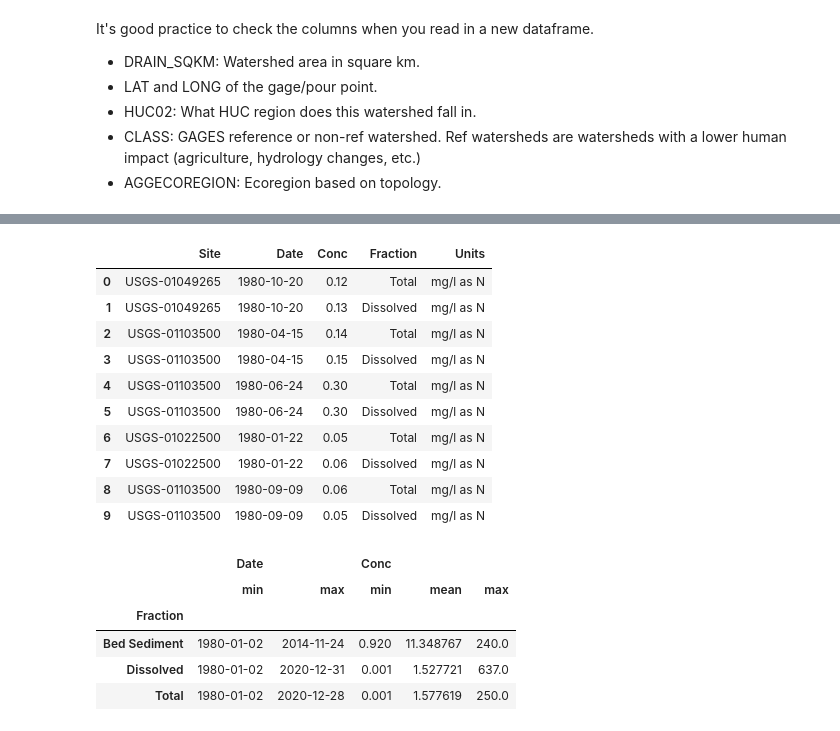
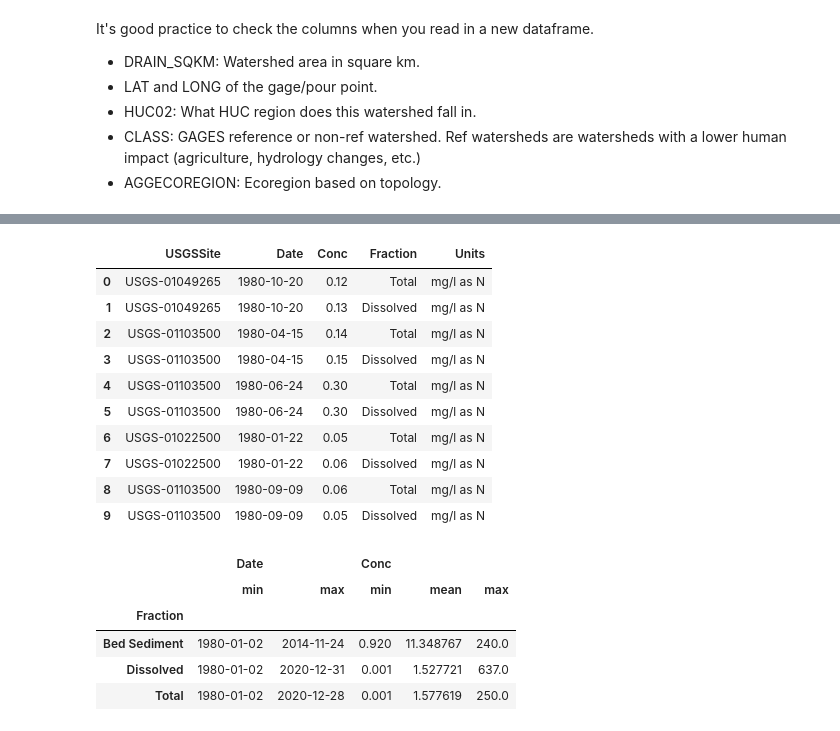
Before and after one commit to danykakbyrnes/DataExplorationWorkshop, a Jupyter notebook: CODE/DATA_datasetCompilation.ipynb, the cells around one changed output, grey strips where cells are left out. Cells and saved outputs as stored; diff of their text form; code cells hidden in the pictures.

```diff
--- a/CODE/DATA_datasetCompilation.ipynb
+++ b/CODE/DATA_datasetCompilation.ipynb
@@ -60,5 +66,4 @@ It's good practice to check the columns when you read in a new dataframe.
 # %%
 # What solutes do we want to pull? USGS has parameter codes for discharge, solute, and each of their solutes
-N_paramCd = ['00631','00060']
-N_paramMD, md = nwis.get_pmcodes(parameterCd=N_paramCd, partial=False)
-N_paramMD.head()
+N_paramCd = 'Inorganic nitrogen (nitrate and nitrite)'
+Q_paramCd = '00060'
@@ -69 +70,8 @@ N_paramMD.head()
+# %%
+# Over what period? We are defining this to only pull data within this timeframe.
+# We are defining different data structures because the functions have different data structures.
+N_startDate = "01-01-1980"
+N_endDate = "12-31-2020"
+Q_startDate = "1980-01-01"
+Q_endDate = "2020-12-31"
 # %% [markdown]
@@ -82,7 +89,7 @@ rawDailyWQData_l = []
 for site_list_a in split_siteNumbers:
     #site_list = site_list_a.tolist()
     site_list = ['USGS-' + site for site in site_list_a]
-    data, metadata = wqp.get_results(siteid=site_list, startDateLo="01-01-1980", startDateHi="12-31-2020",characteristicName='Inorganic nitrogen (nitrate and nitrite)')
+    data, metadata = wqp.get_results(siteid=site_list, startDateLo=N_startDate, startDateHi=N_endDate,characteristicName=N_paramCd)
     rawDailyWQData_l.append(data)  # Append results to list
 
 rawDailyWQData = pd.concat(rawDailyWQData_l, ignore_index=True)
@@ -129,20 +127,20 @@ grouped_solute.head()
 # %%
 # Data is messy! Check it and clean it. This is our first (and definitely not our last) use of  Split-Apply-Combine.
 uncleanDailyWQData = rawDailyWQData[['MonitoringLocationIdentifier', 'ActivityStartDate','ResultMeasureValue','ResultSampleFractionText','ResultMeasure/MeasureUnitCode']]
-uncleanDailyWQData = uncleanDailyWQData.rename(columns={"MonitoringLocationIdentifier": "Site",
+uncleanDailyWQData = uncleanDailyWQData.rename(columns={"MonitoringLocationIdentifier": "USGSSite",
                                                         "ActivityStartDate": "Date",
                                                         "ResultMeasureValue": "Conc",
                                                         "ResultSampleFractionText": "Fraction",
                                                         "ResultMeasure/MeasureUnitCode": "Units"})
 
 DailyWQData = uncleanDailyWQData.copy()
 
 # There are a few values we can remove off the hop. We don't want NA values or 0.
 DailyWQData = DailyWQData.dropna(subset=['Conc'])
 DailyWQData = DailyWQData.loc[DailyWQData['Conc'] != 0]
 DailyWQData.head(10)
 # %% [output]
-|  | Site | Date | Conc | Fraction | Units |
+|  | USGSSite | Date | Conc | Fraction | Units |
 | 0 | USGS-01049265 | 1980-10-20 | 0.12 | Total | mg/l as N |
 | 1 | USGS-01049265 | 1980-10-20 | 0.13 | Dissolved | mg/l as N |
 | 2 | USGS-01103500 | 1980-04-15 | 0.14 | Total | mg/l as N |
```
Also changed, not shown: parts of 21 cells of this notebook.
